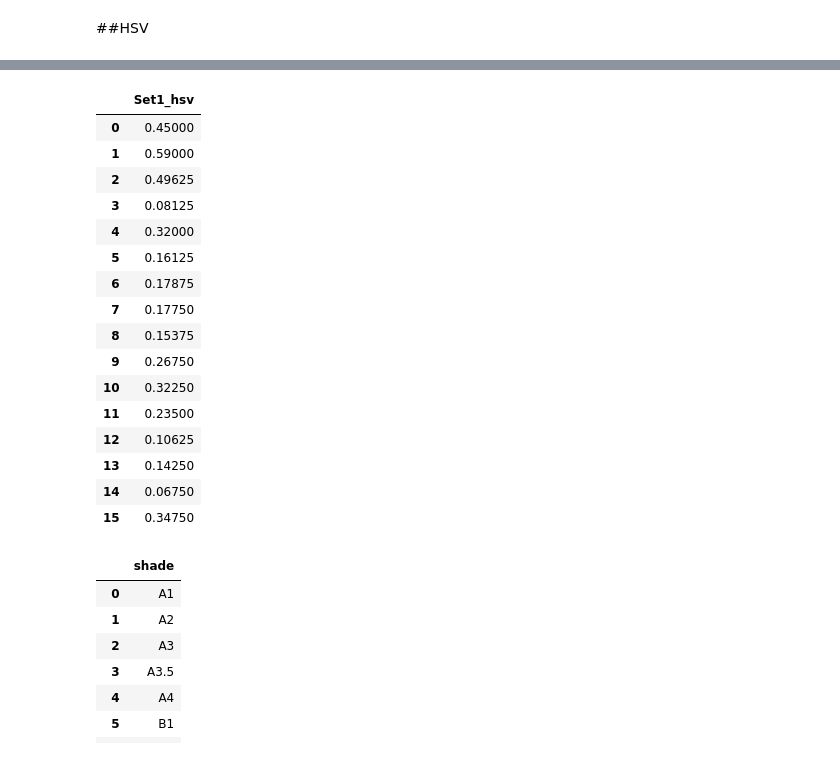
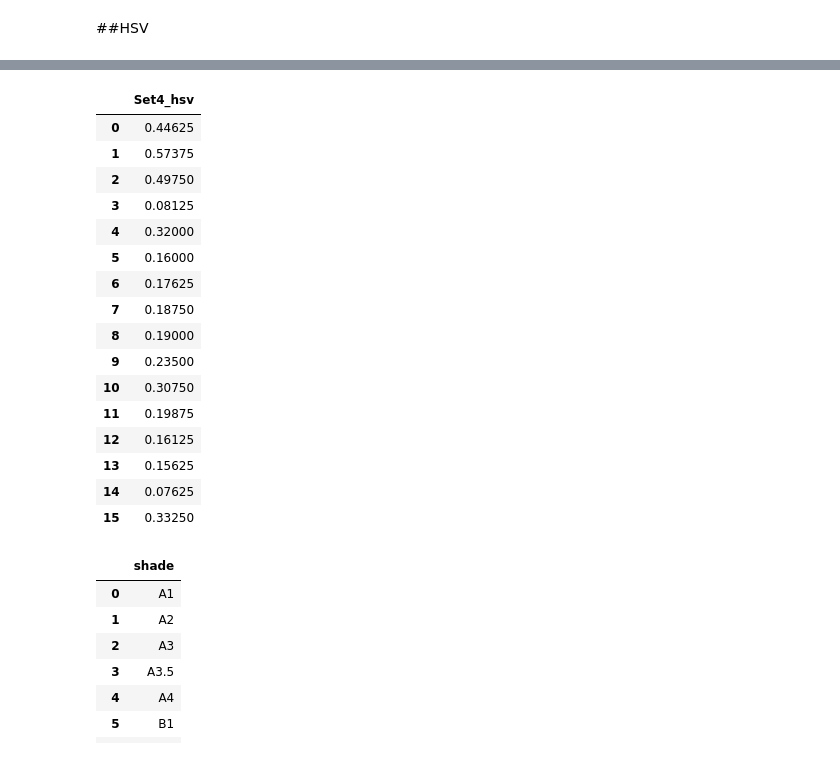
Before and after one commit to Kggzzz/Project_2021_matchingcolor, a Jupyter notebook: RF2_set4_test.ipynb, the cells around one changed output, grey strips where cells are left out. Drawn from its saved outputs; the diff is of its cells as text; code cells hidden in the pictures.

```diff
--- a/RF2_set4_test.ipynb
+++ b/RF2_set4_test.ipynb
@@ -1995,25 +1995,25 @@ list_RGB_AC.append(RGB_AC)
 # %%
 Cols = ['Set4_hsv']
-S1_2 = pd.DataFrame(RGB_AC,columns= Cols)
+S1_2 = pd.DataFrame(HSV_AC,columns= Cols)
 S1_2
 # %% [output]
-|  | Set1_hsv |
-| 0 | 0.45000 |
-| 1 | 0.59000 |
-| 2 | 0.49625 |
+|  | Set4_hsv |
+| 0 | 0.44625 |
+| 1 | 0.57375 |
+| 2 | 0.49750 |
 | 3 | 0.08125 |
 | 4 | 0.32000 |
-| 5 | 0.16125 |
-| 6 | 0.17875 |
-| 7 | 0.17750 |
-| 8 | 0.15375 |
-| 9 | 0.26750 |
-| 10 | 0.32250 |
-| 11 | 0.23500 |
-| 12 | 0.10625 |
-| 13 | 0.14250 |
-| 14 | 0.06750 |
-| 15 | 0.34750 |
+| 5 | 0.16000 |
+| 6 | 0.17625 |
+| 7 | 0.18750 |
+| 8 | 0.19000 |
+| 9 | 0.23500 |
+| 10 | 0.30750 |
+| 11 | 0.19875 |
+| 12 | 0.16125 |
+| 13 | 0.15625 |
+| 14 | 0.07625 |
+| 15 | 0.33250 |
 # %%
 name =  ('A1','A2','A3','A3.5','A4','B1','B2','B3','B4','C1','C2','C3','C4','D2','D3','D4')
 # %%
```
Also changed, not shown: parts of 34 cells of this notebook.
